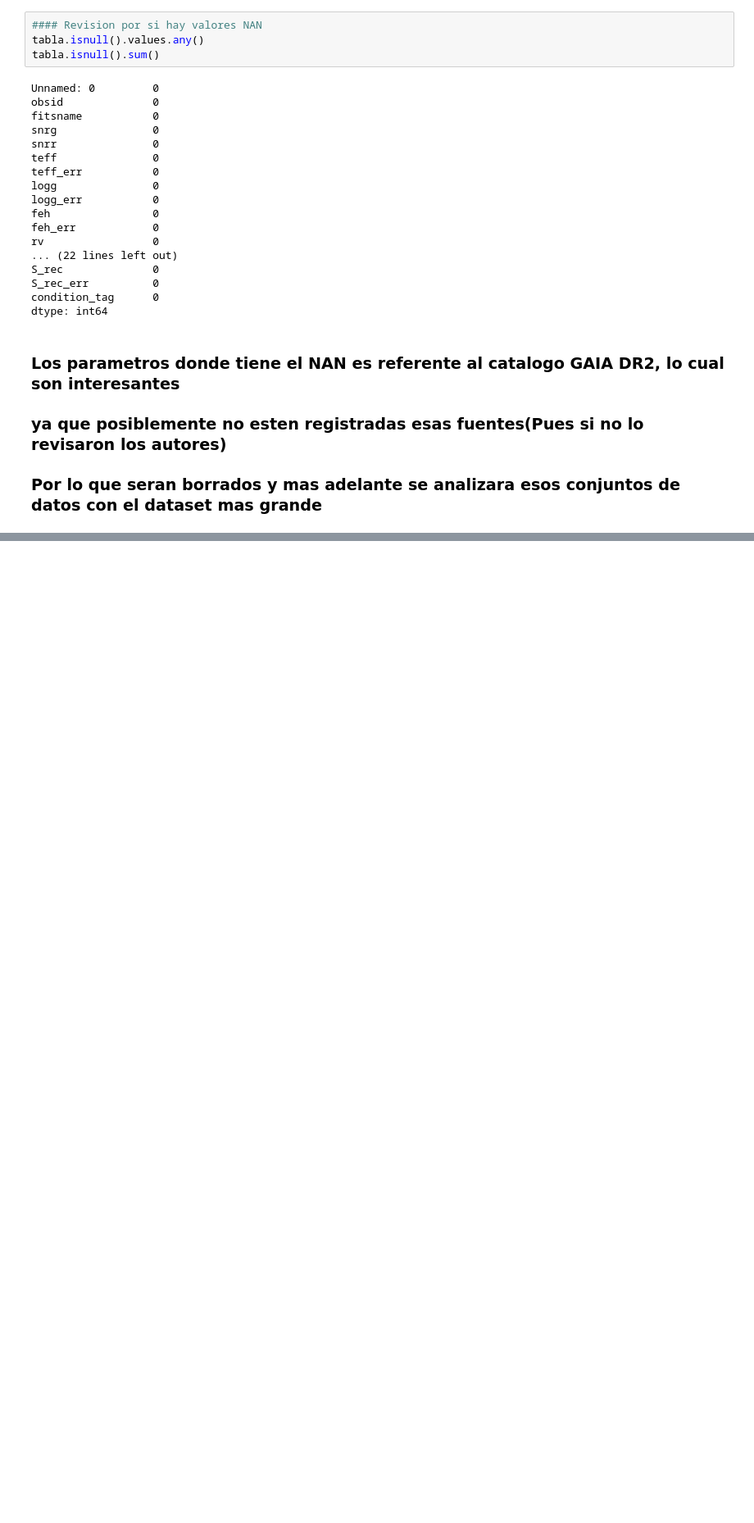
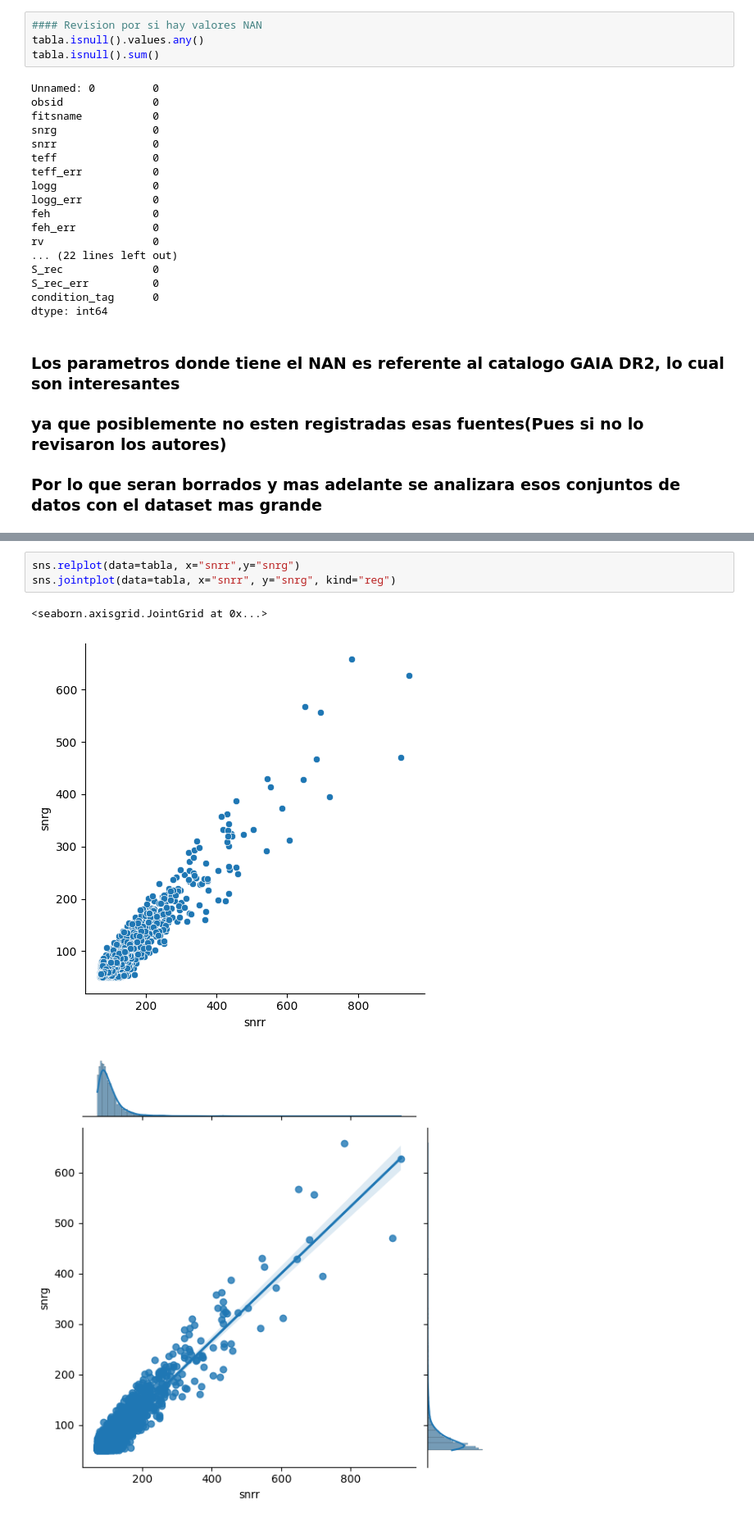
Before and after one commit to oscarcalv/Primer-Parcial-de-Fisica-Computacional, a Jupyter notebook: cuaderno_parcial.ipynb, the cells around one changed output, grey strips where cells are left out. Shown at 82% size. Drawn from its saved outputs; the diff is of its cells as text; blank space fills up the shorter version.

```diff
--- a/cuaderno_parcial.ipynb
+++ b/cuaderno_parcial.ipynb
@@ -84,0 +111,7 @@ sns.relplot(data=tabla,x="logg",y="feh")
+# %%
+sns.relplot(data=tabla, x="snrr",y="snrg")
+sns.jointplot(data=tabla, x="snrr", y="snrg", kind="reg")
+# %% [output]
+<seaborn.axisgrid.JointGrid at 0x...>
+[figure, added]
+[figure, added]
```
Also changed, not shown: parts of 5 cells of this notebook.
